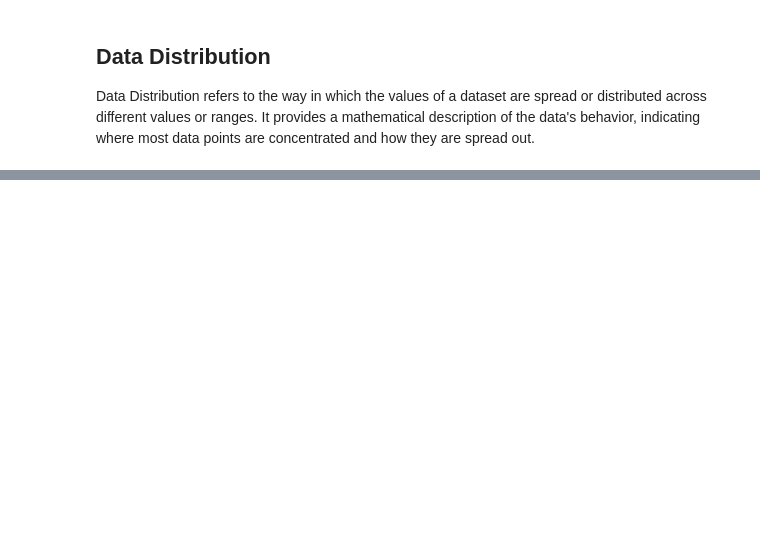
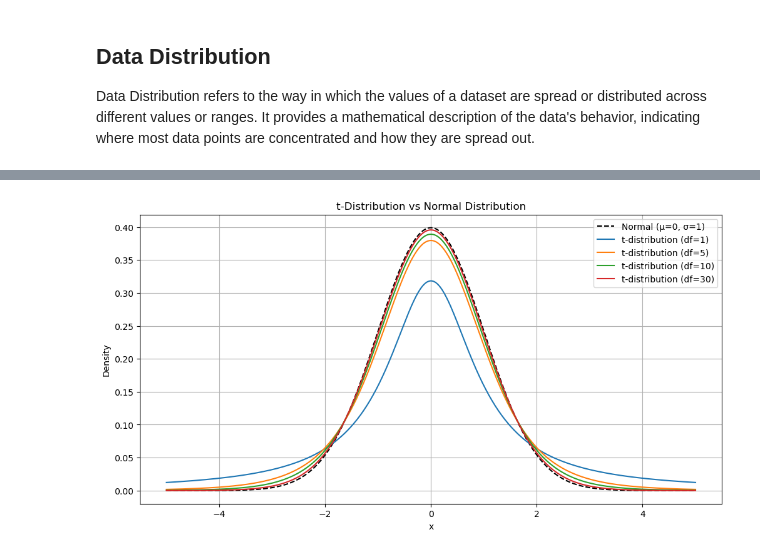
Before and after one commit to sorushikesh/coreDataScience, a Jupyter notebook: notebooks/stats/data_distribution.ipynb, the cells around one changed output, grey strips where cells are left out. Drawn from its saved outputs; the diff is of its cells as text; code cells hidden in the pictures; blank space fills up the shorter version.

```diff
--- a/notebooks/stats/data_distribution.ipynb
+++ b/notebooks/stats/data_distribution.ipynb
@@ -65,0 +137,20 @@ plt.show()
+# %%
+x = np.linspace(-5, 5, 500)
+
+plt.figure(figsize=(12, 6))
+
+# Standard normal distribution
+plt.plot(x, norm.pdf(x), label='Normal (μ=0, σ=1)', color='black', linestyle='--')
+
+# t-distributions for different degrees of freedom
+for df in [1, 5, 10, 30]:
+    plt.plot(x, t.pdf(x, df), label=f't-distribution (df={df})')
+
+plt.title("t-Distribution vs Normal Distribution")
+plt.xlabel("x")
+plt.ylabel("Density")
+plt.legend()
+plt.grid(True)
+plt.show()
+# %% [output]
+[figure, added]
```
Also changed, not shown: parts of 10 cells of this notebook.
